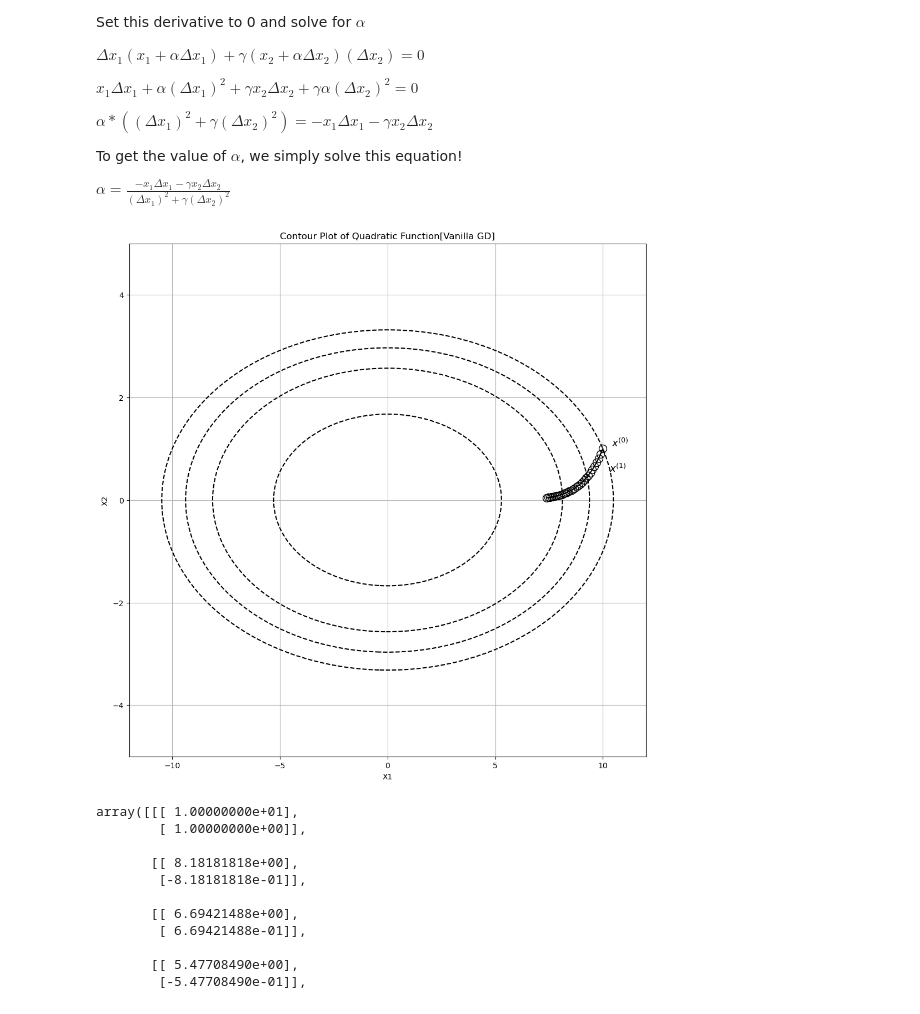
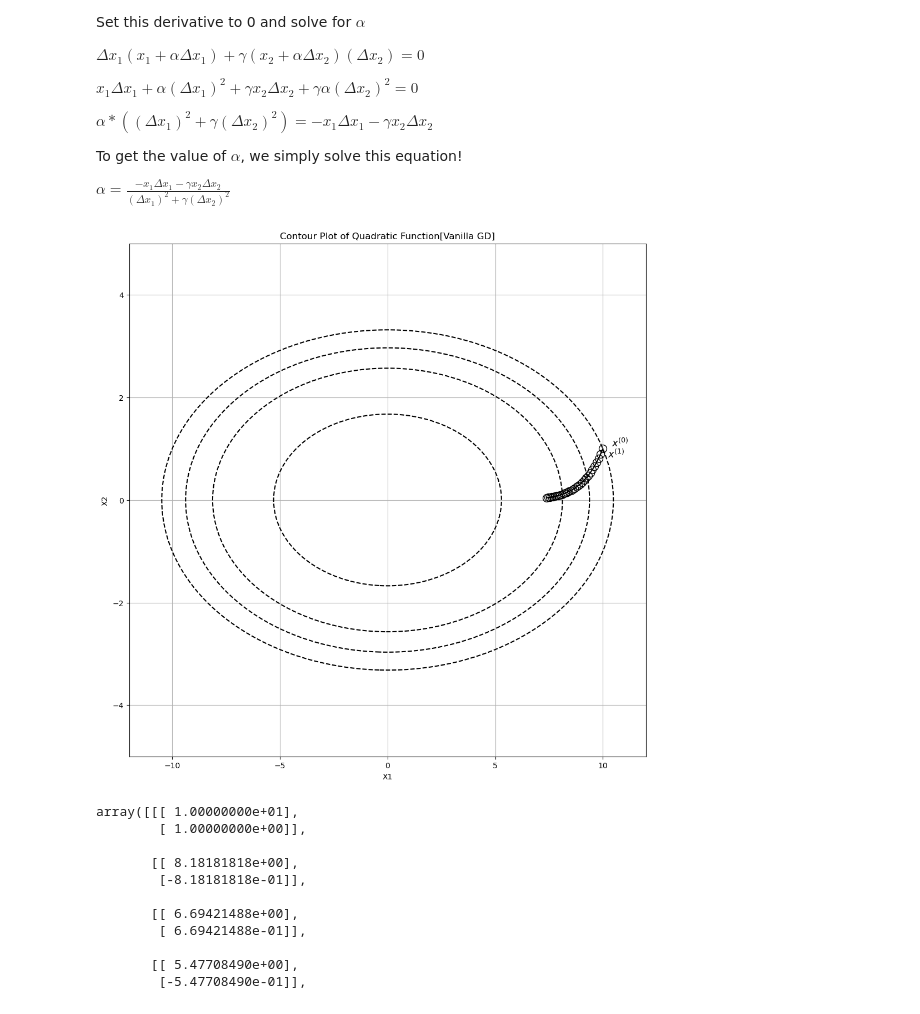
Before and after one commit to Ravi-Raghavan/ConvexOptimization, a Jupyter notebook: Homework #4 - Part 2.ipynb, the cells around one changed output. Cells and saved outputs as stored; diff of their text form; code cells hidden in the pictures.

Commit message:
Adjusted text labels

```diff
--- a/Homework #4 - Part 2.ipynb
+++ b/Homework #4 - Part 2.ipynb
@@ -214,35 +214,35 @@ X1, X2 = np.meshgrid(x1, x2)
 #gamma: function input
 def f1_plot(x1, x2, gamma = 10):
     return 0.5 * ((x1 ** 2) + (gamma * (x2 ** 2)))
 
 #given points on the contour grid, get function values
 F = f1_plot(X1, X2)
 
 #set figure size
 plt.figure(figsize = (12, 12))
 
 #plot f1 vanilla GD iterates
 for point in f1_vanilla_gd_iterates:
     plt.plot(point[0, 0], point[1, 0], 'o', markersize=10, color='black', markerfacecolor='none')
 
 #label x^(0) and x^(1)
 offset = 0.4
 plt.text(f1_vanilla_gd_iterates[0][0, 0] + offset, f1_vanilla_gd_iterates[0][1, 0], r'$x^{(0)}$', fontsize=13, color='black', va='bottom', ha='left')
-plt.text(f1_vanilla_gd_iterates[1][0, 0] + offset, f1_vanilla_gd_iterates[1][1, 0] - offset, r'$x^{(1)}$', fontsize=13, color='black', va='bottom', ha='left')
+plt.text(f1_vanilla_gd_iterates[1][0, 0] + 0.8 * offset, f1_vanilla_gd_iterates[1][1, 0] - 0.3 * offset, r'$x^{(1)}$', fontsize=13, color='black', va='bottom', ha='left')
 
 #Connect iterates via a line
 for i in range(len(f1_vanilla_gd_iterates)-1):
     plt.plot([f1_vanilla_gd_iterates[i][0, 0], f1_vanilla_gd_iterates[i+1][0, 0]], [f1_vanilla_gd_iterates[i][1, 0], f1_vanilla_gd_iterates[i+1][1, 0]], color='black', linestyle='-')
 
 #Plot contour lines
 plt.contour(X1, X2, F, levels = [14, 33, 44, 55], colors='black', linestyles='dashed')
 plt.xlabel('X1')
 plt.ylabel('X2')
 plt.title('Contour Plot of Quadratic Function[Vanilla GD]')
 plt.grid(True)
 plt.show()
 # %% [output]
-[figure, old version]
+[figure, new version]
 # %%
 #run gradient descent, with exact line search, for f1(i.e. the quadratic function)
 f1_exact_line_search_iterates, f1_exact_line_search_function_values = exact_line_search_gradient_descent(f1, f1_gradient, f1_exact_line_search, x0, 30, 1e-4)
```
Also changed, not shown: parts of 5 cells of this notebook.
